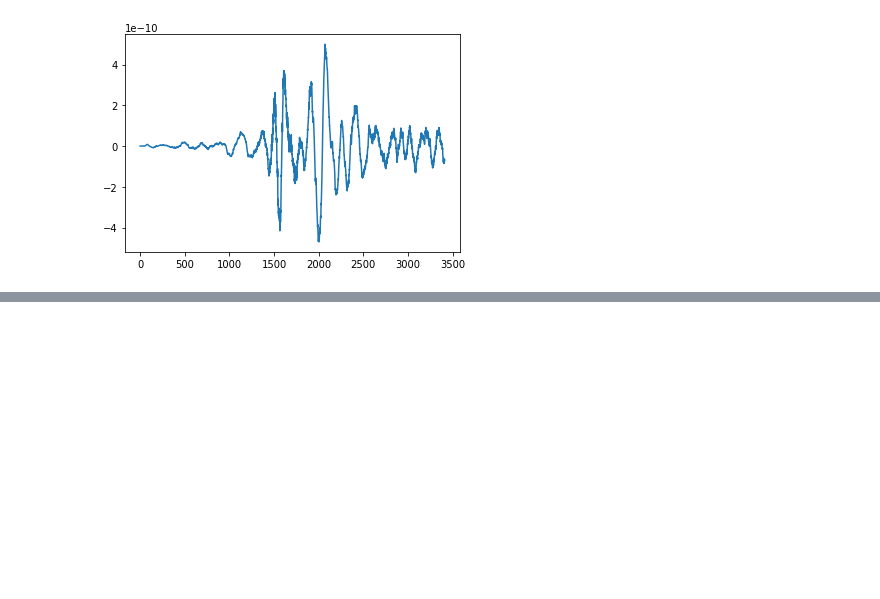
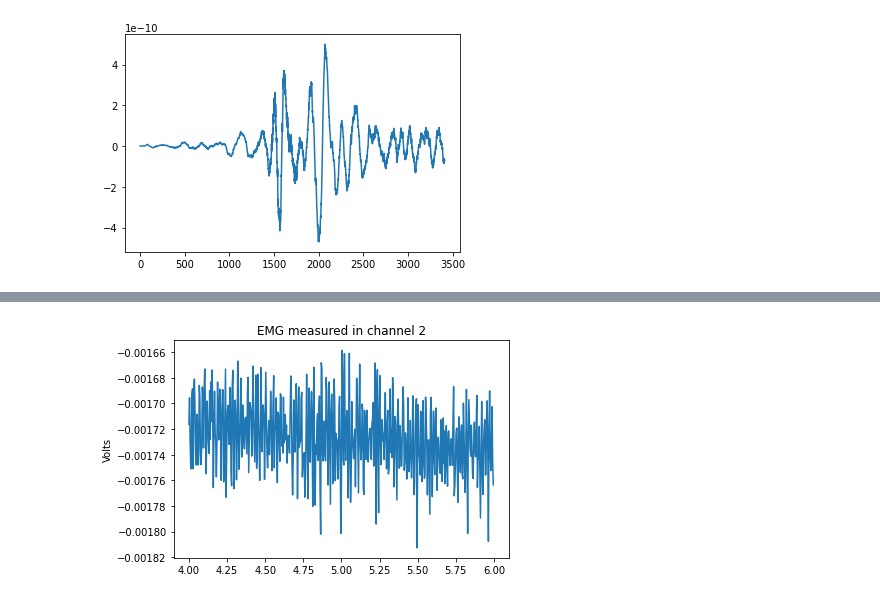
Before and after one commit to nibagon/datarecordings, a Jupyter notebook: Untitled.ipynb, the cells around one changed output, grey strips where cells are left out. Saved outputs shown, nothing was run; the diff lists cells and outputs as text; code cells hidden in the pictures; blank space fills up the shorter version.

```diff
--- a/Untitled.ipynb
+++ b/Untitled.ipynb
@@ -65,0 +94,8 @@ pl.show();
+# %%
+x=np.arange(0,len(output[:,2])-1)*1/250
+pl.plot(x[1000:1500],output[1000:1500,2])
+pl.ylabel('Volts')
+pl.title('EMG measured in channel 2')
+pl.show();
+# %% [output]
+[figure, added]
```
Also changed, not shown: parts of 13 cells of this notebook, 4 other files.
